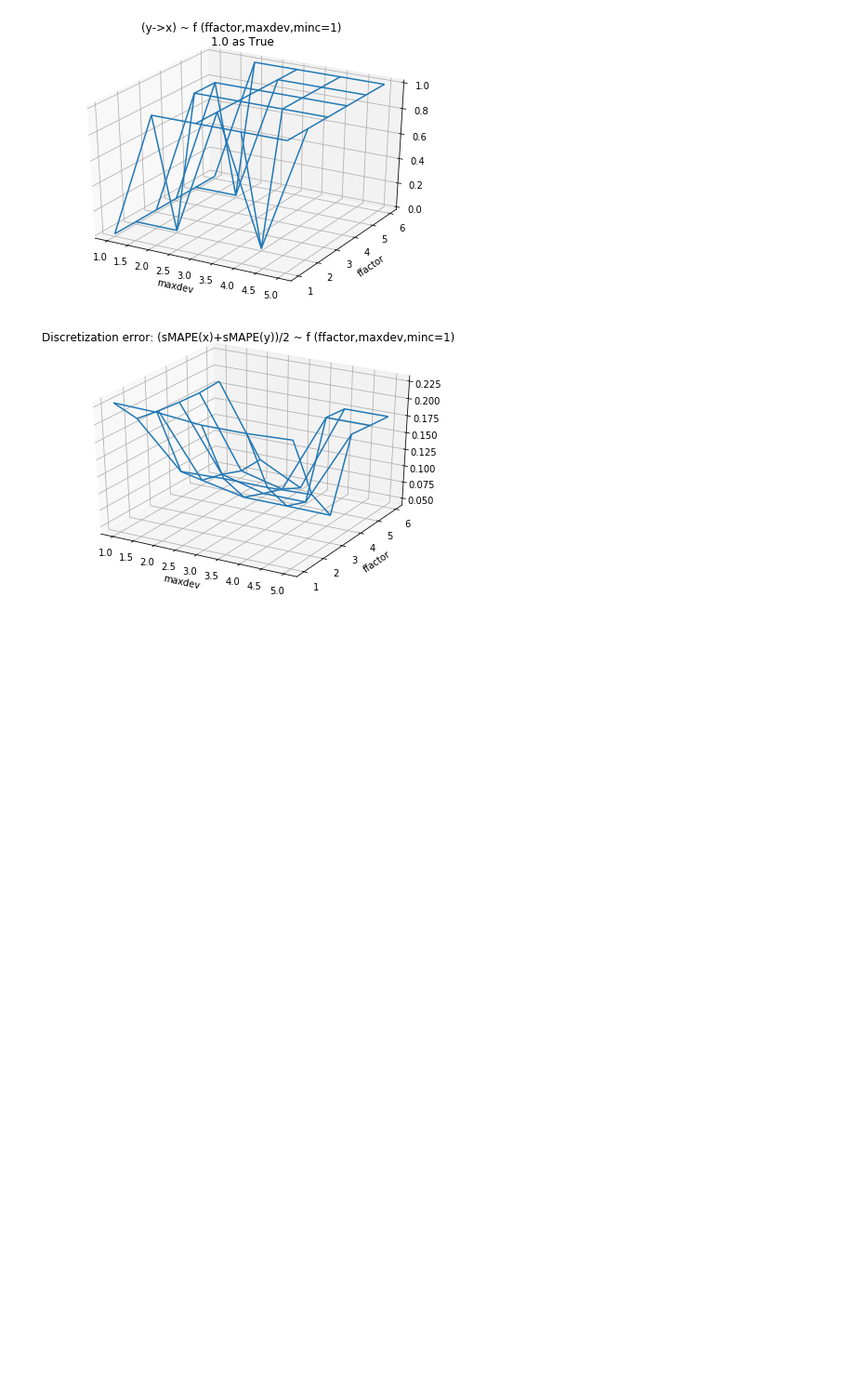
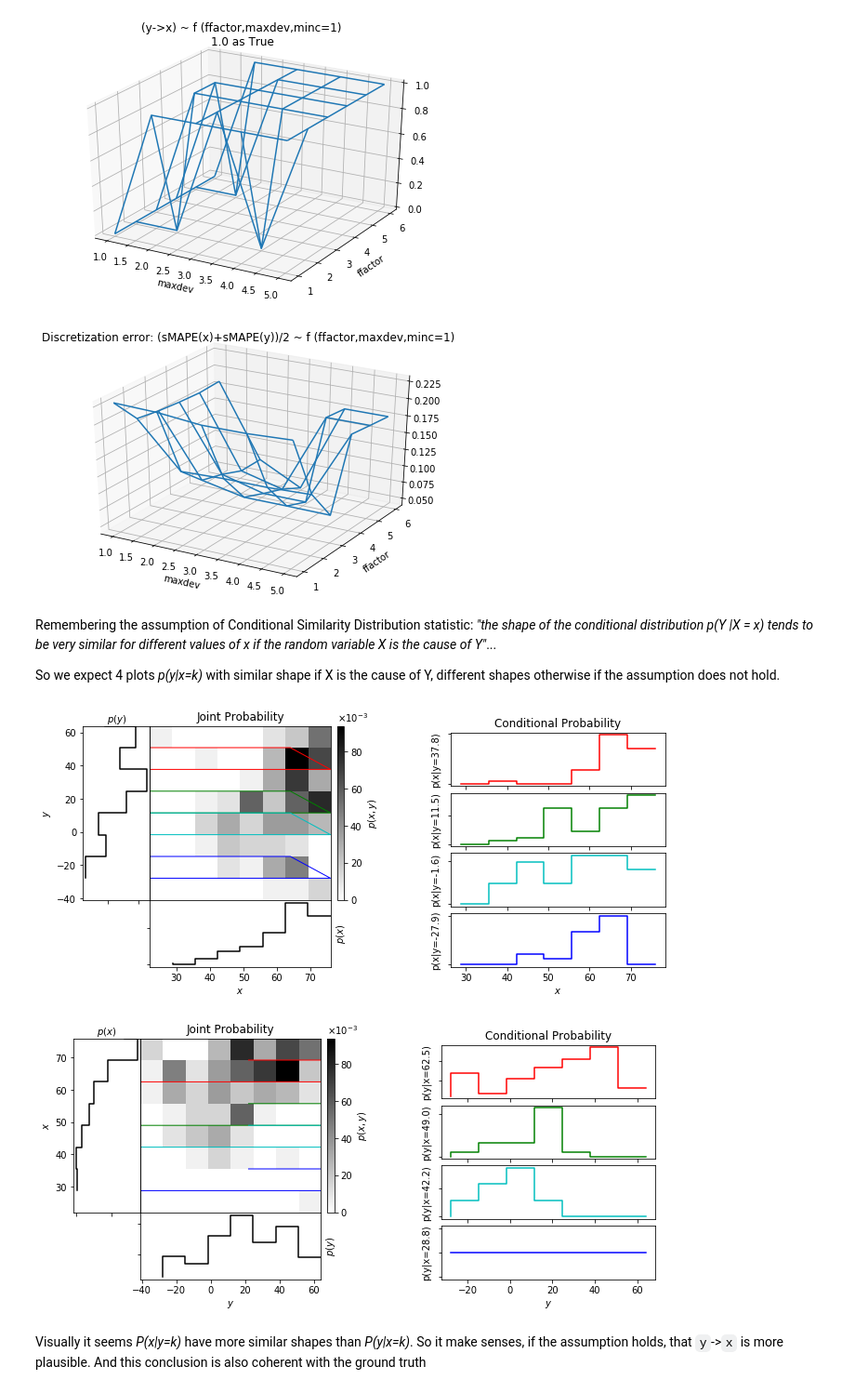
Before and after one commit to muoten/causal-discovery-playground, a Jupyter notebook: automatic_pairwise_causal_discovery_via_cds.ipynb, the cells around one changed output. Shown at 93% size. Cells and saved outputs as stored; diff of their text form; code cells hidden in the pictures; blank space fills up the shorter version.

```diff
--- a/automatic_pairwise_causal_discovery_via_cds.ipynb
+++ b/automatic_pairwise_causal_discovery_via_cds.ipynb
@@ -472,8 +625,6 @@ Minimum discretization error seems on `ffactor=4` and `maxdev=7`. Which generate
 # %% [markdown]
 #### More examples:
 # %%
-
-
 BASEURL = "http://webdav.tuebingen.mpg.de/cause-effect/pair00"
 MINC = 12
 
@@ -494,8 +645,8 @@ def explore_example(df_xy,col_x,col_y,minc=12,f_max=5, d_max=3):
     plot_meshgrid(f_range,d_range,error, interactive=False, rotate=False, title='Discretization error: (sMAPE(x)+sMAPE(y))/2 ~ f (ffactor,maxdev,minc='+str(minc)+')')
 
 for i in range(62,63):
-    url = "{}{}".format(BASEURL,i)
-    print("Ground truth for {}: {}".format(url, pd.read_csv('{}_des.txt'.format(url), sep='|').iloc[-1,:][0]))
-    df_xy = pd.read_csv('{}.txt'.format(url), sep='\s+', names=['x','y'], index_col=False)
+    url = "{}{}.txt".format(BASEURL,i)
+    print("Ground truth for {}: {}".format(url, pd.read_csv('{}'.format(url.replace('.txt','_des.txt')), sep='|').iloc[-1,:][0]))
+    df_xy = pd.read_csv('{}'.format(url), sep='\s+', names=['x','y'], index_col=False)
     explore_example(df_xy, 'y','x')
 # %% [output]
@@ -531,3 +682,17 @@ More discretization error details:
 'y'->'x' seems True 21/30=70% times according to cds_score
 [figure]
 [figure]
+# %% [markdown]
+Remembering the assumption of Conditional Similarity Distribution statistic: *"the shape of the conditional distribution p(Y |X = x) tends to be very similar for different values of x if the random variable X is the cause of Y"*...
+
+So we expect 4 plots *p(y|x=k)* with similar shape if X is the cause of Y, different shapes otherwise if the assumption does not hold.
+# %%
+x = np.round(df_xy['x'])
+y = np.round(df_xy['y'])
+plot_conditional_distributions(x,y,nbins=8)
+plot_conditional_distributions(y,x,nbins=8, xlabel='y', ylabel='x')
+# %% [output]
+[figure, added]
+[figure, added]
+# %% [markdown]
+Visually it seems *P(x|y=k)* have more similar shapes than *P(y|x=k)*. So it make senses, if the assumption holds, that `y`->`x` is more plausible. And this conclusion is also coherent with the ground truth
```
Also changed, not shown: parts of 8 cells of this notebook.
